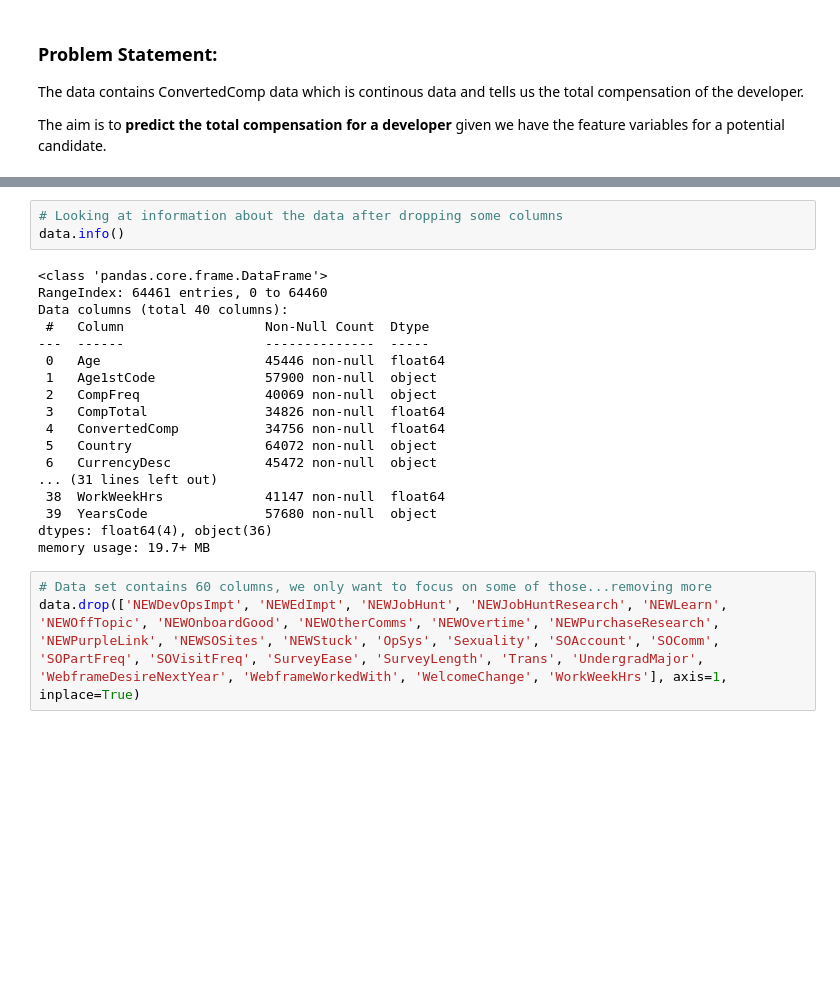
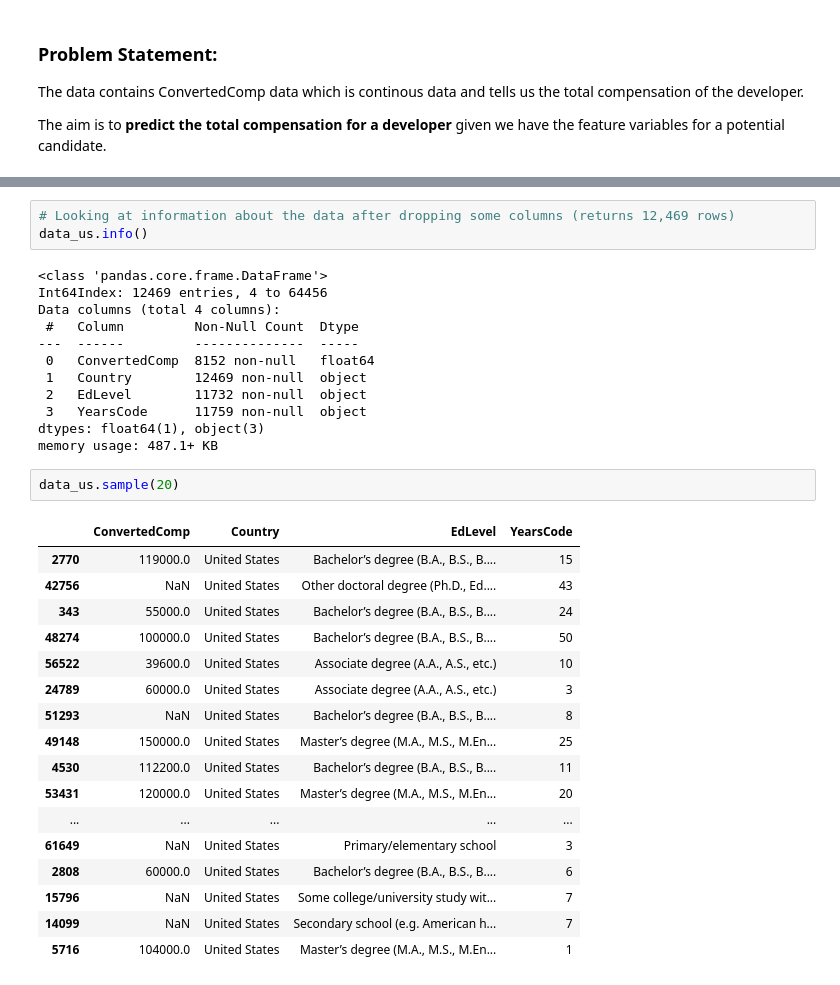
Before and after one commit to triple-crown-consulting/developer-salary-guide, a Jupyter notebook: notebooks/survey-data-2020.ipynb, the cells around one changed output, grey strips where cells are left out. Cells and saved outputs as stored; diff of their text form; blank space fills up the shorter version.

```diff
--- a/notebooks/survey-data-2020.ipynb
+++ b/notebooks/survey-data-2020.ipynb
@@ -69,24 +70,35 @@ data.drop(['Respondent', 'MainBranch', 'Hobbyist', 'CurrencySymbol', 'DatabaseDe
 # %%
-# Looking at information about the data after dropping some columns
-data.info()
+# Looking at information about the data after dropping some columns (returns 12,469 rows)
+data_us.info()
 # %% [output]
 <class 'pandas.core.frame.DataFrame'>
-RangeIndex: 64461 entries, 0 to 64460
-Data columns (total 40 columns):
- #   Column                  Non-Null Count  Dtype
----  ------                  --------------  -----
- 0   Age                     45446 non-null  float64
- 1   Age1stCode              57900 non-null  object
- 2   CompFreq                40069 non-null  object
- 3   CompTotal               34826 non-null  float64
- 4   ConvertedComp           34756 non-null  float64
- 5   Country                 64072 non-null  object
- 6   CurrencyDesc            45472 non-null  object
-... (31 lines left out)
- 38  WorkWeekHrs             41147 non-null  float64
- 39  YearsCode               57680 non-null  object
-dtypes: float64(4), object(36)
-memory usage: 19.7+ MB
+Int64Index: 12469 entries, 4 to 64456
+Data columns (total 4 columns):
+ #   Column         Non-Null Count  Dtype
+---  ------         --------------  -----
+ 0   ConvertedComp  8152 non-null   float64
+ 1   Country        12469 non-null  object
+ 2   EdLevel        11732 non-null  object
+ 3   YearsCode      11759 non-null  object
+dtypes: float64(1), object(3)
+memory usage: 487.1+ KB
-# %%
-# Data set contains 60 columns, we only want to focus on some of those...removing more
-data.drop(['NEWDevOpsImpt', 'NEWEdImpt', 'NEWJobHunt', 'NEWJobHuntResearch', 'NEWLearn', 'NEWOffTopic', 'NEWOnboardGood', 'NEWOtherComms', 'NEWOvertime', 'NEWPurchaseResearch', 'NEWPurpleLink', 'NEWSOSites', 'NEWStuck', 'OpSys', 'Sexuality', 'SOAccount', 'SOComm', 'SOPartFreq', 'SOVisitFreq', 'SurveyEase', 'SurveyLength', 'Trans', 'UndergradMajor', 'WebframeDesireNextYear', 'WebframeWorkedWith', 'WelcomeChange', 'WorkWeekHrs'], axis=1, inplace=True)
+# %%
+data_us.sample(20)
+# %% [output]
+|  | ConvertedComp | Country | EdLevel | YearsCode |
+| 2770 | 119000.0 | United States | Bachelor’s degree (B.A., B.S., B.... | 15 |
+| 42756 | NaN | United States | Other doctoral degree (Ph.D., Ed.... | 43 |
+| 343 | 55000.0 | United States | Bachelor’s degree (B.A., B.S., B.... | 24 |
+| 48274 | 100000.0 | United States | Bachelor’s degree (B.A., B.S., B.... | 50 |
+| 56522 | 39600.0 | United States | Associate degree (A.A., A.S., etc.) | 10 |
+| 24789 | 60000.0 | United States | Associate degree (A.A., A.S., etc.) | 3 |
+| 51293 | NaN | United States | Bachelor’s degree (B.A., B.S., B.... | 8 |
+| 49148 | 150000.0 | United States | Master’s degree (M.A., M.S., M.En... | 25 |
+| 4530 | 112200.0 | United States | Bachelor’s degree (B.A., B.S., B.... | 11 |
+| 53431 | 120000.0 | United States | Master’s degree (M.A., M.S., M.En... | 20 |
+| ... | ... | ... | ... | ... |
+| 61649 | NaN | United States | Primary/elementary school | 3 |
+| 2808 | 60000.0 | United States | Bachelor’s degree (B.A., B.S., B.... | 6 |
+| 15796 | NaN | United States | Some college/university study wit... | 7 |
+| 14099 | NaN | United States | Secondary school (e.g. American h... | 7 |
+| 5716 | 104000.0 | United States | Master’s degree (M.A., M.S., M.En... | 1 |
```
Also changed, not shown: parts of 24 cells of this notebook.
